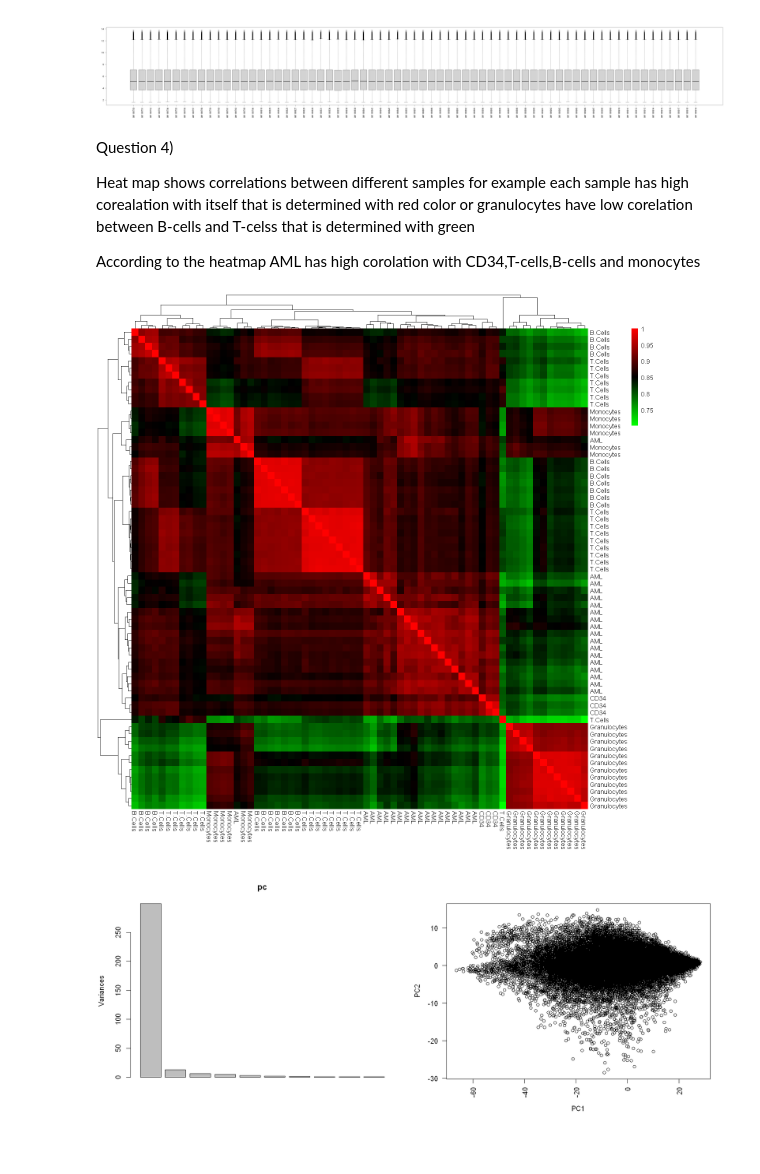
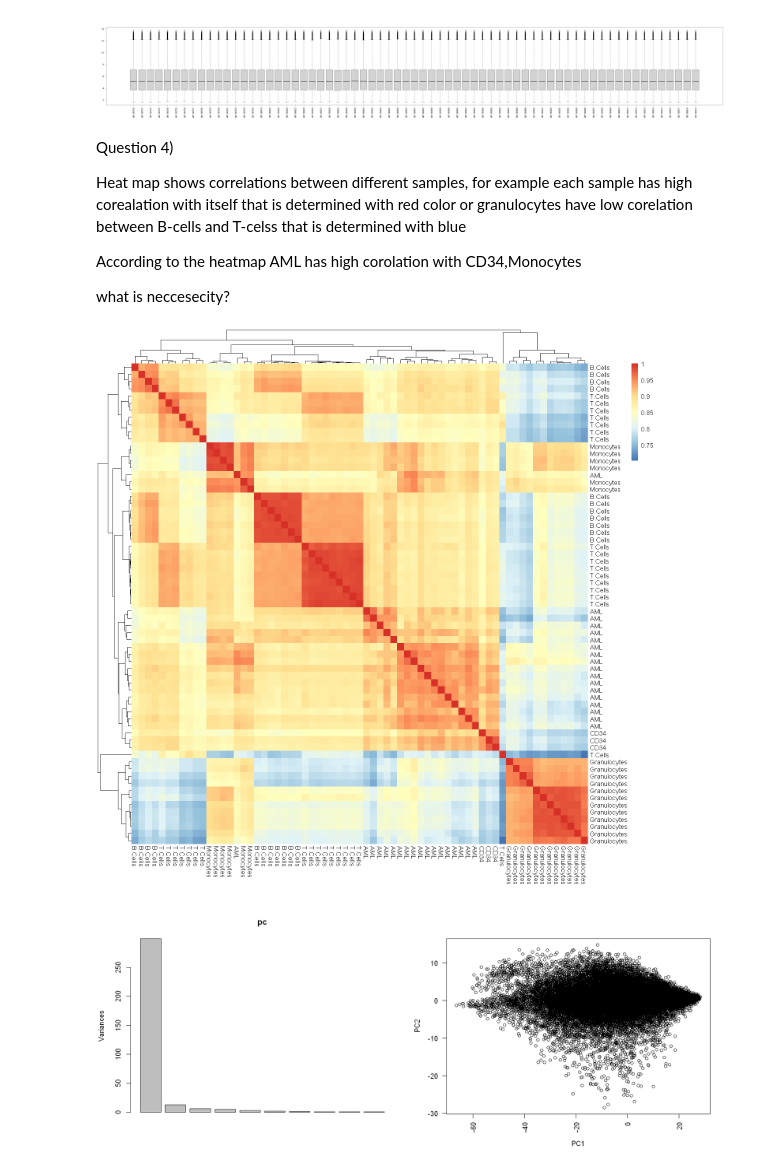
Before and after one commit to drippypale/microarray-aml, a Jupyter notebook: Src/notebook.ipynb, the cells around one changed output. Cells and saved outputs as stored; diff of their text form; code cells hidden in the pictures.

```diff
--- a/Src/notebook.ipynb
+++ b/Src/notebook.ipynb
@@ -64,19 +83,20 @@ boxplot(ex, las = 2)
 # %% [markdown]
 Question 4)
 
-Heat map shows correlations between different samples for example each sample has high corealation with itself that is determined with red color or granulocytes have low corelation between B-cells and T-celss that is determined with green
+Heat map shows correlations between different samples, for example each sample has high corealation with itself that is determined with red color or granulocytes have low corelation between B-cells and T-celss that is determined with blue
 
 
-According to the heatmap AML has high corolation with CD34,T-cells,B-cells and monocytes
+According to the heatmap AML has high corolation with CD34,Monocytes
+
+what is neccesecity?
 # %%
 options(repr.plot.width=12, repr.plot.height=12)
 pheatmap(cor(ex),
          labels_row = gs,
          labels_col = gs,
-         color = greenred(256),
          border_color = NA,)
 # %% [output]
-[figure, old version]
+[figure, new version]
 # %%
 pc <- prcomp(ex)
 options(repr.plot.width=15, repr.plot.height=6)
```
Also changed, not shown: parts of 4 cells of this notebook.
